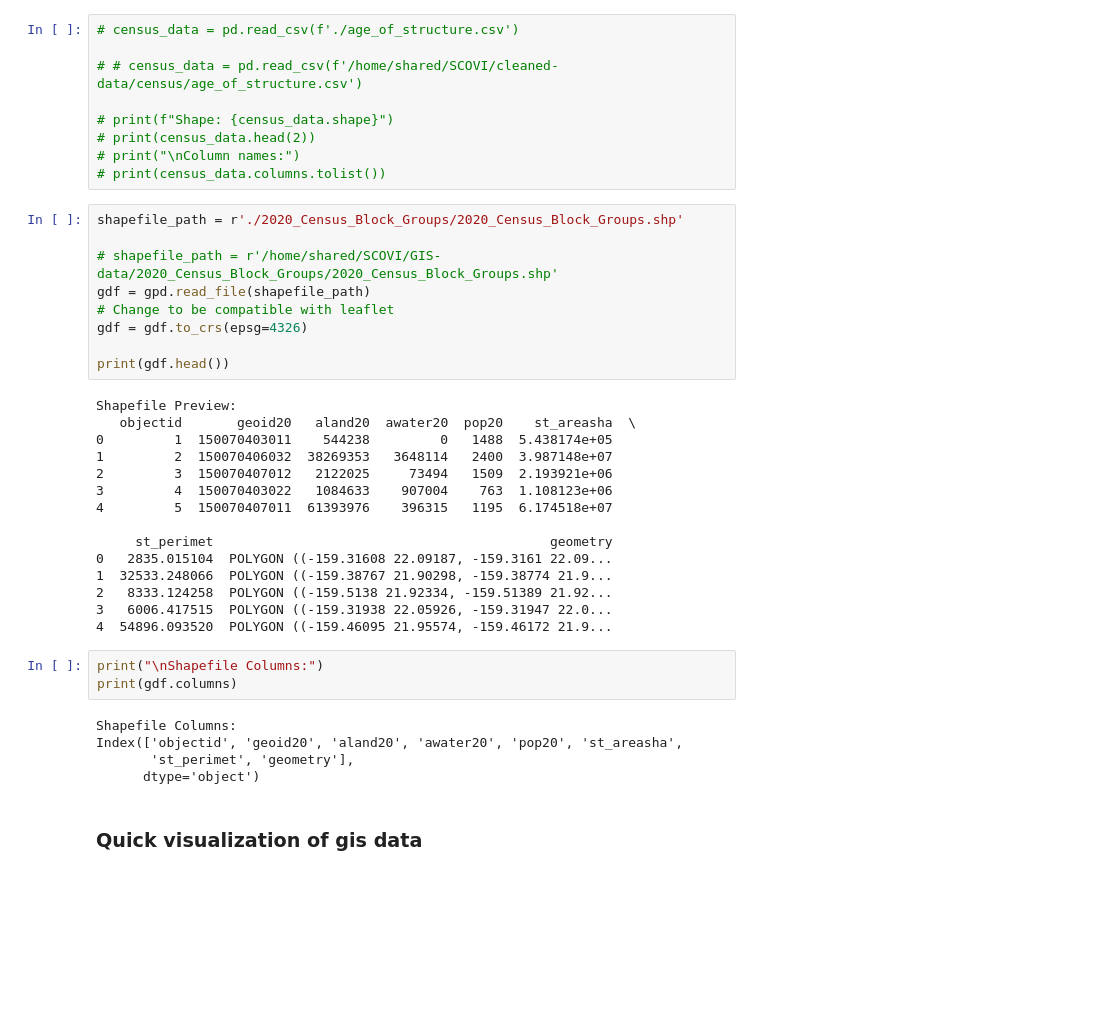
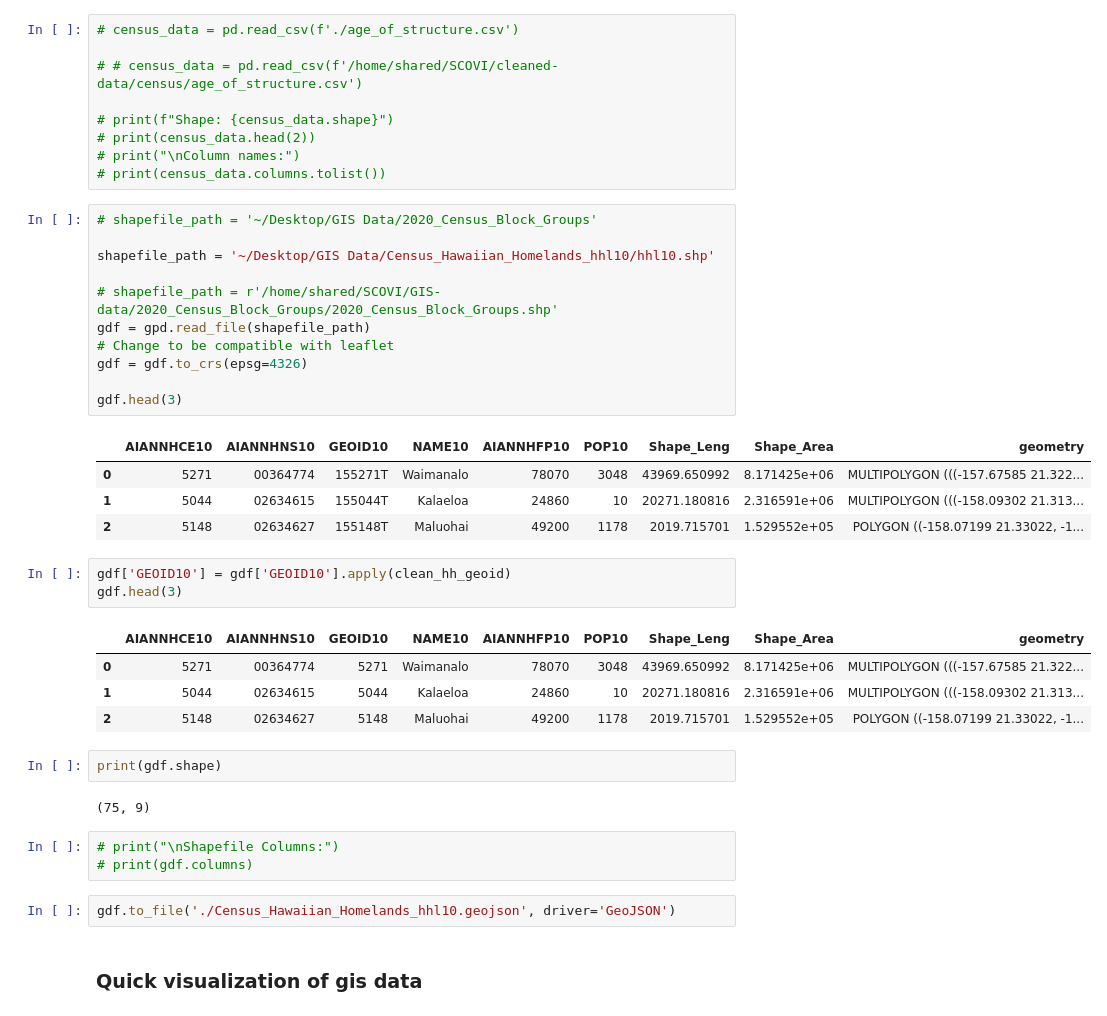
Before and after one commit to UH-CI/ccsvi-dashboard, a Jupyter notebook: notebooks/map_visual.ipynb, the cells around one changed output. Drawn from its saved outputs; the diff is of its cells as text; blank space fills up the shorter version.

Commit message:
Adjust hawaiian homelands data processing

```diff
--- a/notebooks/map_visual.ipynb
+++ b/notebooks/map_visual.ipynb
@@ -18,37 +33,38 @@ from matplotlib.colors import LinearSegmentedColormap
 # print("\nColumn names:")
 # print(census_data.columns.tolist())
 # %%
-shapefile_path = r'./2020_Census_Block_Groups/2020_Census_Block_Groups.shp'
+# shapefile_path = '~/Desktop/GIS Data/2020_Census_Block_Groups'
+
+shapefile_path = '~/Desktop/GIS Data/Census_Hawaiian_Homelands_hhl10/hhl10.shp'
 
 # shapefile_path = r'/home/shared/SCOVI/GIS-data/2020_Census_Block_Groups/2020_Census_Block_Groups.shp'
 gdf = gpd.read_file(shapefile_path)
 # Change to be compatible with leaflet
 gdf = gdf.to_crs(epsg=4326)
 
-print(gdf.head())
+gdf.head(3)
 # %% [output]
-Shapefile Preview:
-   objectid       geoid20   aland20  awater20  pop20    st_areasha  \
-0         1  150070403011    544238         0   1488  5.438174e+05
-1         2  150070406032  38269353   3648114   2400  3.987148e+07
-2         3  150070407012   2122025     73494   1509  2.193921e+06
-3         4  150070403022   1084633    907004    763  1.108123e+06
-4         5  150070407011  61393976    396315   1195  6.174518e+07
-
-     st_perimet                                           geometry
-0   2835.015104  POLYGON ((-159.31608 22.09187, -159.3161 22.09...
-1  32533.248066  POLYGON ((-159.38767 21.90298, -159.38774 21.9...
-2   8333.124258  POLYGON ((-159.5138 21.92334, -159.51389 21.92...
-3   6006.417515  POLYGON ((-159.31938 22.05926, -159.31947 22.0...
-4  54896.093520  POLYGON ((-159.46095 21.95574, -159.46172 21.9...
+|  | AIANNHCE10 | AIANNHNS10 | GEOID10 | NAME10 | AIANNHFP10 | POP10 | Shape_Leng | Shape_Area | geometry |
+| 0 | 5271 | 00364774 | 155271T | Waimanalo | 78070 | 3048 | 43969.650992 | 8.171425e+06 | MULTIPOLYGON (((-157.67585 21.322... |
+| 1 | 5044 | 02634615 | 155044T | Kalaeloa | 24860 | 10 | 20271.180816 | 2.316591e+06 | MULTIPOLYGON (((-158.09302 21.313... |
+| 2 | 5148 | 02634627 | 155148T | Maluohai | 49200 | 1178 | 2019.715701 | 1.529552e+05 | POLYGON ((-158.07199 21.33022, -1... |
+# %%
+gdf['GEOID10'] = gdf['GEOID10'].apply(clean_hh_geoid)
+gdf.head(3)
+# %% [output]
+|  | AIANNHCE10 | AIANNHNS10 | GEOID10 | NAME10 | AIANNHFP10 | POP10 | Shape_Leng | Shape_Area | geometry |
+| 0 | 5271 | 00364774 | 5271 | Waimanalo | 78070 | 3048 | 43969.650992 | 8.171425e+06 | MULTIPOLYGON (((-157.67585 21.322... |
+| 1 | 5044 | 02634615 | 5044 | Kalaeloa | 24860 | 10 | 20271.180816 | 2.316591e+06 | MULTIPOLYGON (((-158.09302 21.313... |
+| 2 | 5148 | 02634627 | 5148 | Maluohai | 49200 | 1178 | 2019.715701 | 1.529552e+05 | POLYGON ((-158.07199 21.33022, -1... |
+# %%
+print(gdf.shape)
+# %% [output]
+(75, 9)
 # %%
-print("\nShapefile Columns:")
-print(gdf.columns)
+# print("\nShapefile Columns:")
+# print(gdf.columns)
-# %% [output]
-Shapefile Columns:
-Index(['objectid', 'geoid20', 'aland20', 'awater20', 'pop20', 'st_areasha',
-       'st_perimet', 'geometry'],
-      dtype='object')
+# %%
+gdf.to_file('./Census_Hawaiian_Homelands_hhl10.geojson', driver='GeoJSON')
 # %% [markdown]
 ### Quick visualization of gis data
 # %%
```
Also changed, not shown: parts of 5 cells of this notebook, 3 other files.
